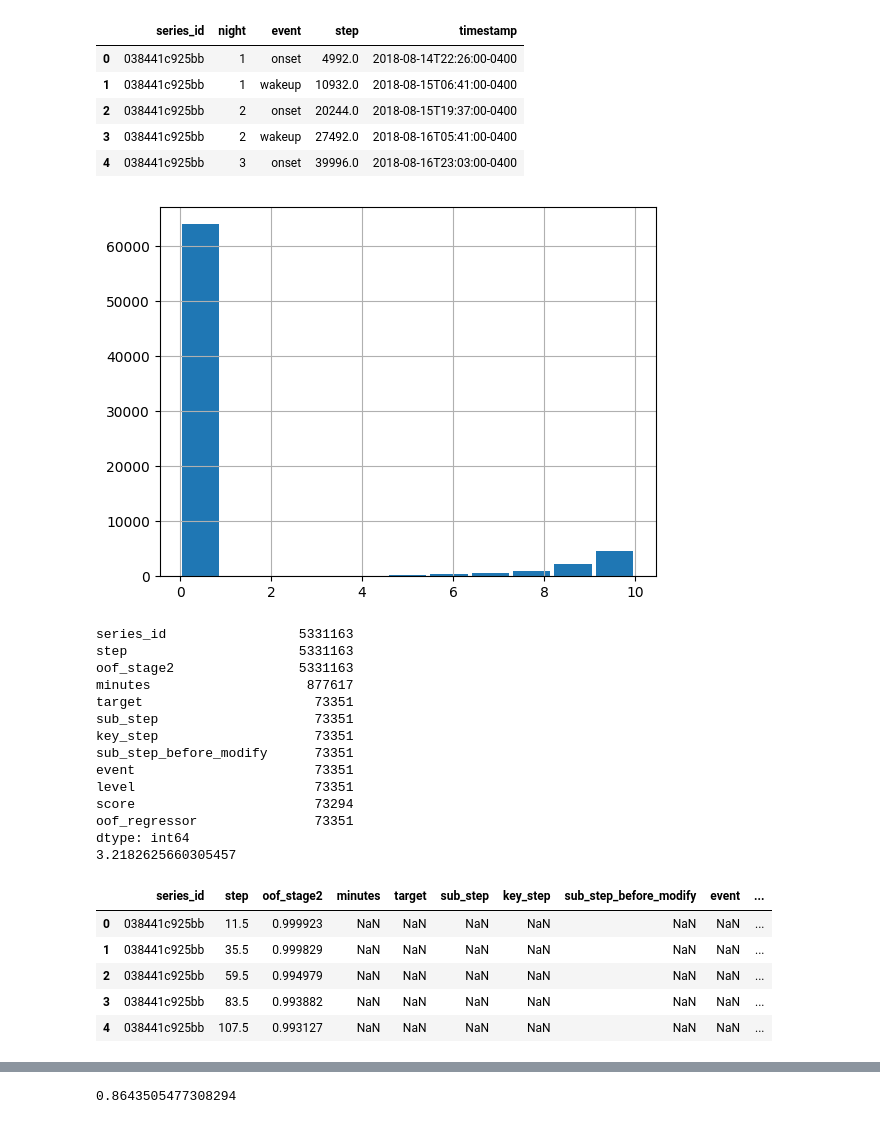
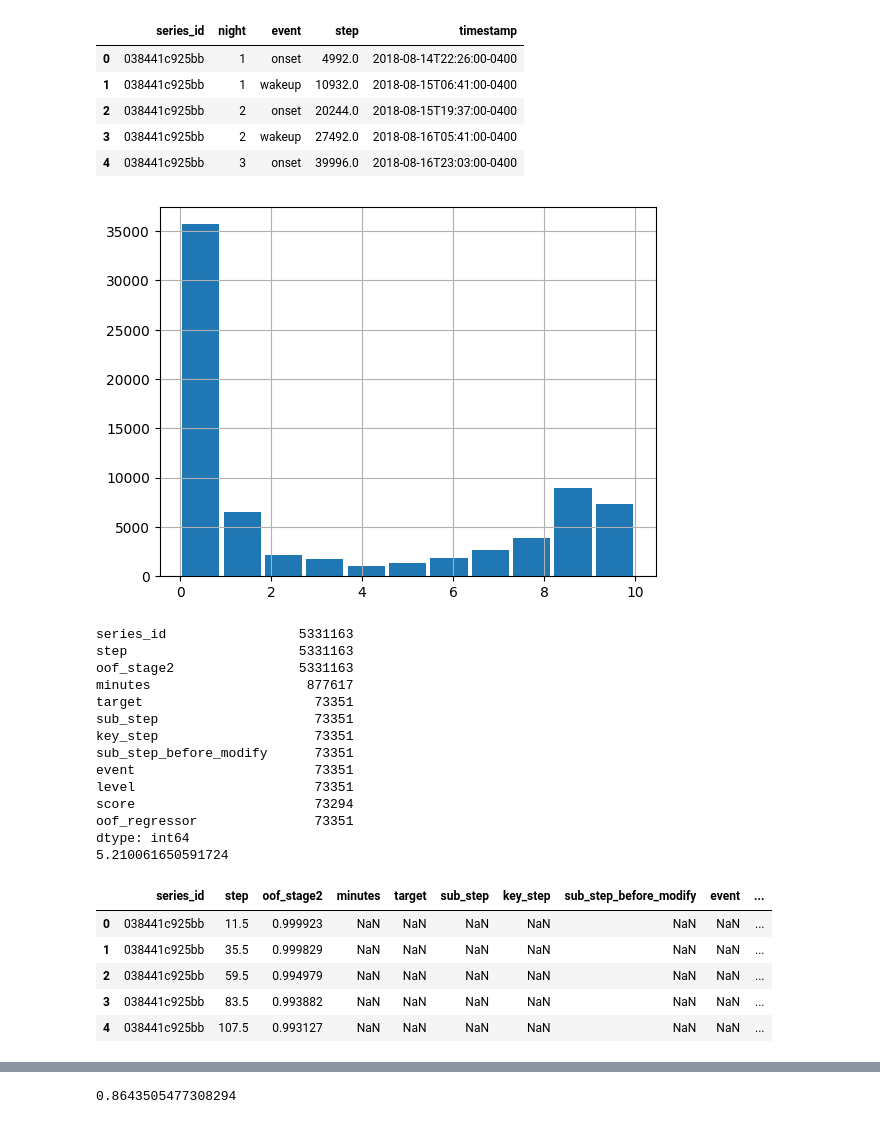
Before and after one commit to penguin-prg/child-mind-institute-detect-sleep-states, a Jupyter notebook: train/ranker.ipynb, the cells around one changed output, grey strips where cells are left out. Drawn from its saved outputs; the diff is of its cells as text; code cells hidden in the pictures.

```diff
--- a/train/ranker.ipynb
+++ b/train/ranker.ipynb
@@ -69,45 +68,36 @@ display(labels.head())
 # 正解ラベルを作成
 thresholds = [12, 36, 60, 90, 120, 150, 180, 240, 300, 360]
 dfs = []
 for (series_id, event), label_df in labels.groupby(["series_id", "event"]):
     sub_df = sub[(sub["series_id"] == series_id) & (sub["event"] == event)].reset_index(drop=True)
     targets = np.zeros(len(sub_df))
     for thresh in thresholds:
-        matched = np.zeros(len(sub_df), dtype=bool)
         for step in label_df["step"].values:
-            min_dist = thresh
-            min_idx = -1
             for idx, sub_step in enumerate(sub_df["step"].values):
-                if matched[idx]:
-                    continue
                 dist = abs(step - sub_step)
-                if dist < min_dist:
-                    min_dist = dist
-                    min_idx = idx
-            if min_idx != -1:
-                targets[min_idx] += 1
-                matched[min_idx] = True
+                if dist < thresh:
+                    targets[idx] += 1
     sub_df["target"] = targets
     sub_df["sub_step"] = sub_df["step"].values
     dfs.append(sub_df)
 sub = pd.concat(dfs).reset_index(drop=True)
 plt.hist(sub["target"].values, bins=11, rwidth=0.9)
 plt.grid()
 plt.show()
 
 train = oof[["series_id", "step", "oof_stage2", "minutes"]].merge(
     sub[["target", "series_id",
          "sub_step", "key_step", "sub_step_before_modify",
          "event", "level", "score", "oof_regressor"]],
     left_on=["series_id", "step"],
     right_on=["series_id", "key_step"],
     how="left",
     )
 print((~train.isna()).sum())
 print((train.target ** 2).mean() ** 0.5)
 display(train.head())
 # %% [output]
-[figure, old version]
+[figure, new version]
 series_id                 5331163
 step                      5331163
 oof_stage2                5331163
@@ -121,7 +111,7 @@ level                       73351
 score                       73294
 oof_regressor               73351
 dtype: int64
-3.2182625660305457
+5.210061650591724
 |  | series_id | step | oof_stage2 | minutes | target | sub_step | key_step | sub_step_before_modify | event | ... |
 | 0 | 038441c925bb | 11.5 | 0.999923 | NaN | NaN | NaN | NaN | NaN | NaN | ... |
 | 1 | 038441c925bb | 35.5 | 0.999829 | NaN | NaN | NaN | NaN | NaN | NaN | ... |
```
Also changed, not shown: parts of 5 cells of this notebook, 1 other file.
